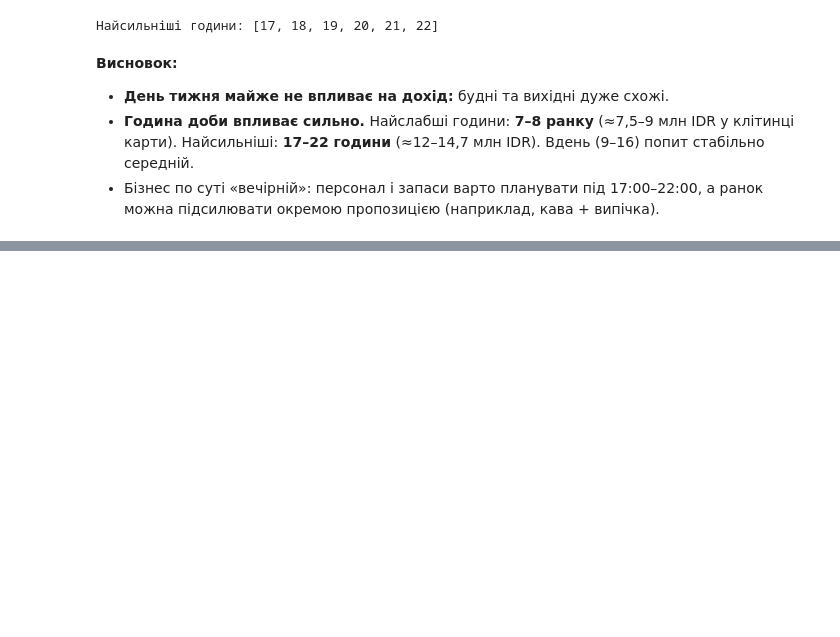
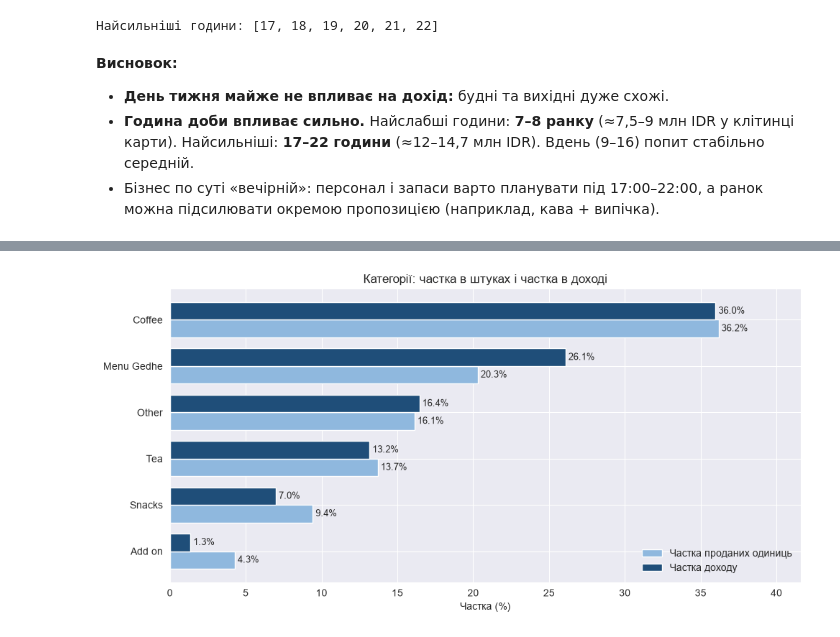
Before and after one commit to Chuchman-Dima/FB-Sales-Revenue-Analytics, a Jupyter notebook: notebook/notebook.ipynb, the cells around one changed output, grey strips where cells are left out. Saved outputs shown, nothing was run; the diff lists cells and outputs as text; code cells hidden in the pictures; blank space fills up the shorter version.

Commit message:
Categories & Products What exactly is bought and what brings the most money.

```diff
--- a/notebook/notebook.ipynb
+++ b/notebook/notebook.ipynb
@@ -428,0 +432,11 @@ print('Найсильніші години:', sorted(top_hours.tolist()))
+# %%
+cat_df = items_df.groupby('Category').agg(
+    Active_SKUs=('ProductId', 'nunique'),
+    Units_Sold=('Item', 'count'),
+    Revenue=('Revenue', 'sum')
+).sort_values('Revenue', ascending=False)
+
+cat_df['Unit_Share_%'] = cat_df['Units_Sold'] / cat_df['Units_Sold'].sum() * 100
+cat_df['Revenue_Share_%'] = cat_df['Revenue'] / cat_df['Revenue'].sum() * 100
+
+display(cat_df)
@@ -428,0 +452,20 @@ print('Найсильніші години:', sorted(top_hours.tolist()))
+# %%
+plot_df = cat_df.sort_values('Revenue_Share_%')
+y = np.arange(len(plot_df))
+h = 0.38
+
+fig, ax = plt.subplots(figsize=(10, 5))
+bars1 = ax.barh(y - h / 2, plot_df['Unit_Share_%'], h, color=LIGHT_BLUE, label='Частка проданих одиниць')
+bars2 = ax.barh(y + h / 2, plot_df['Revenue_Share_%'], h, color=BLUE, label='Частка доходу')
+ax.bar_label(bars1, labels=[f'{v:.1f}%' for v in plot_df['Unit_Share_%']], padding=3, fontsize=9)
+ax.bar_label(bars2, labels=[f'{v:.1f}%' for v in plot_df['Revenue_Share_%']], padding=3, fontsize=9)
+ax.set_yticks(y)
+ax.set_yticklabels(plot_df.index)
+ax.set_xlim(0, plot_df[['Unit_Share_%', 'Revenue_Share_%']].values.max() * 1.15)
+ax.set_title('Категорії: частка в штуках і частка в доході')
+ax.set_xlabel('Частка (%)')
+ax.legend(frameon=False, loc='lower right')
+plt.tight_layout()
+plt.show()
+# %% [output]
+[figure, added]
```
Also changed, not shown: parts of 3 cells of this notebook.
